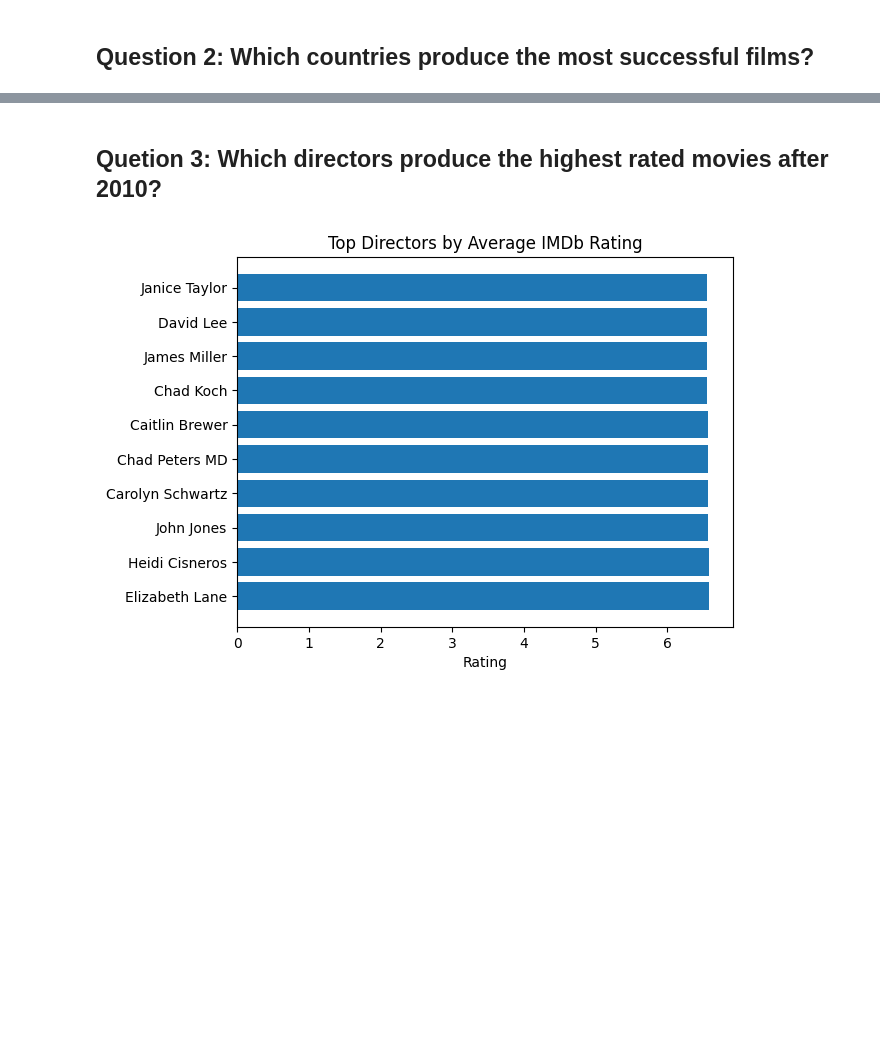
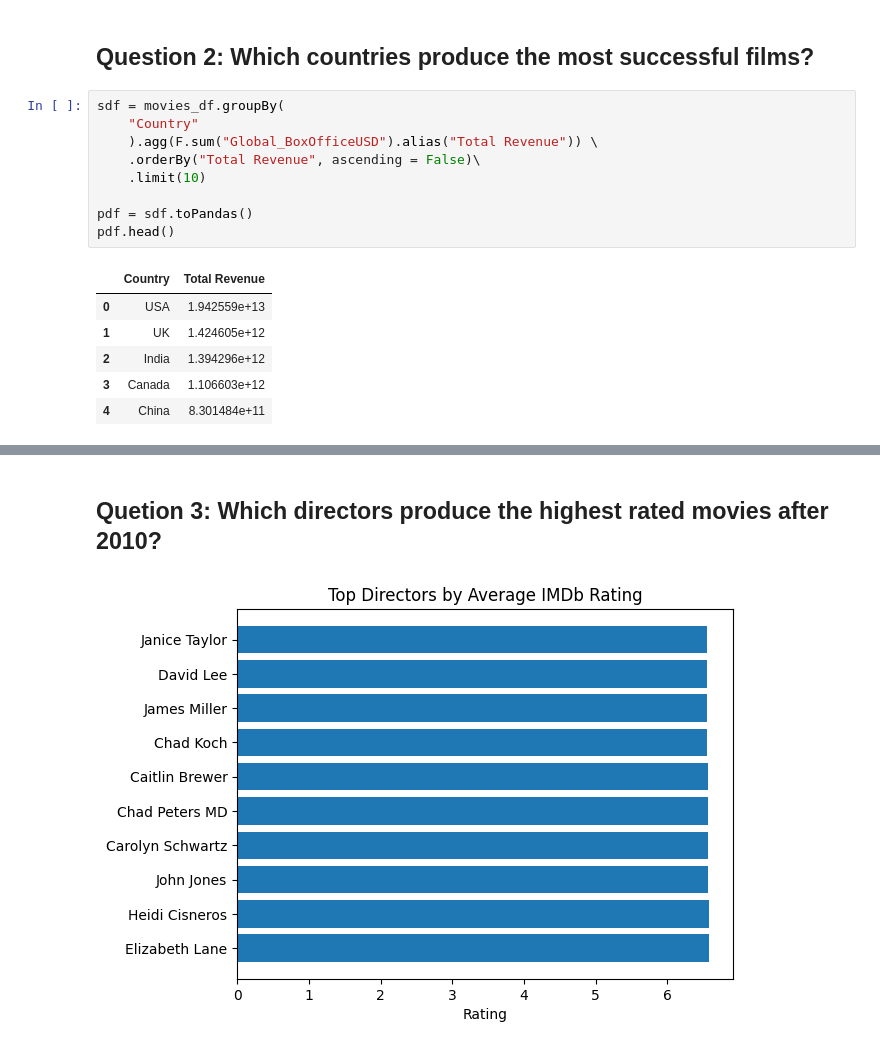
Before and after one commit to pcamarillor/big_data_spring_2026, a Jupyter notebook: spark/notebooks/examples/lecture_12_eda.ipynb, the cells around one changed output, grey strips where cells are left out. Drawn from its saved outputs; the diff is of its cells as text; blank space fills up the shorter version.

```diff
--- a/spark/notebooks/examples/lecture_12_eda.ipynb
+++ b/spark/notebooks/examples/lecture_12_eda.ipynb
@@ -290,3 +323,19 @@ plt.show()
 # %% [markdown]
 ## Question 2: Which countries produce the most successful films?
+# %%
+sdf = movies_df.groupBy(
+    "Country"
+    ).agg(F.sum("Global_BoxOfficeUSD").alias("Total Revenue")) \
+    .orderBy("Total Revenue", ascending = False)\
+    .limit(10)
+
+pdf = sdf.toPandas()
+pdf.head()
+# %% [output]
+|  | Country | Total Revenue |
+| 0 | USA | 1.942559e+13 |
+| 1 | UK | 1.424605e+12 |
+| 2 | India | 1.394296e+12 |
+| 3 | Canada | 1.106603e+12 |
+| 4 | China | 8.301484e+11 |
 # %%
```
Also changed, not shown: parts of 7 cells of this notebook.
